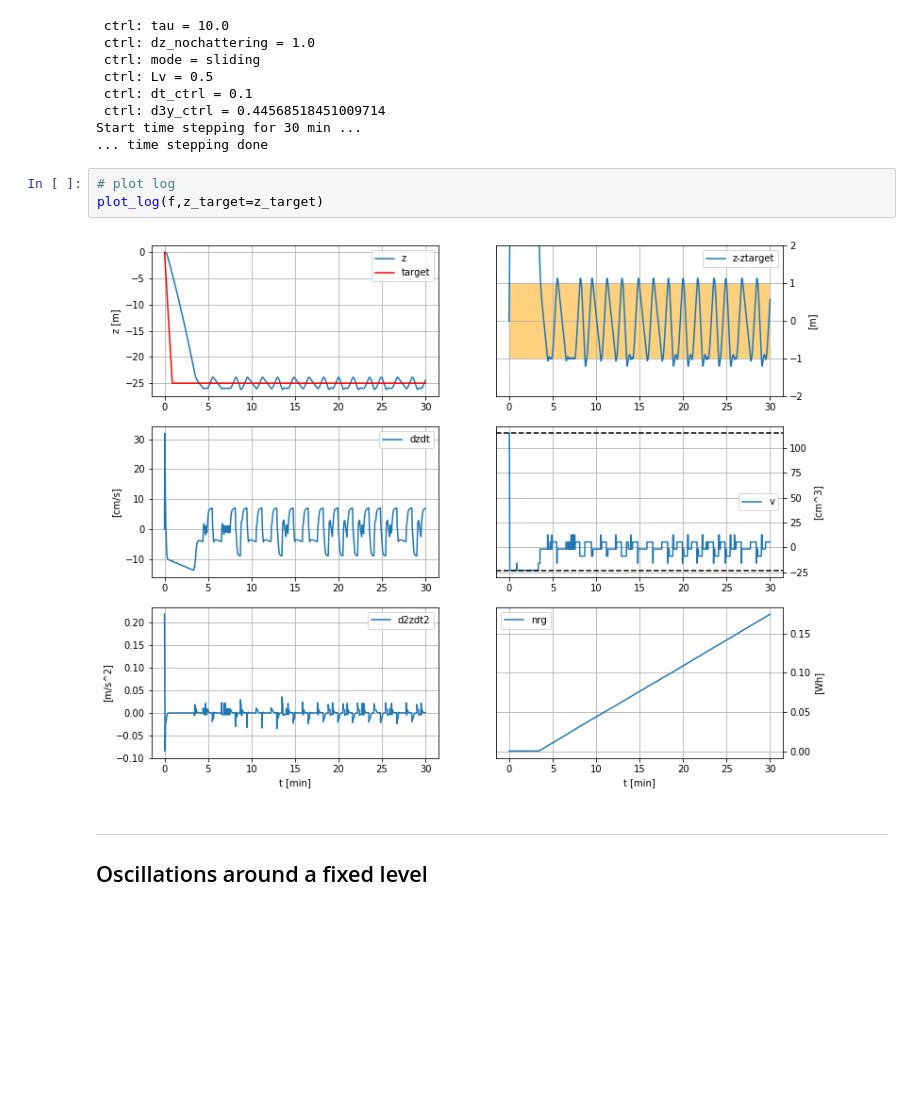
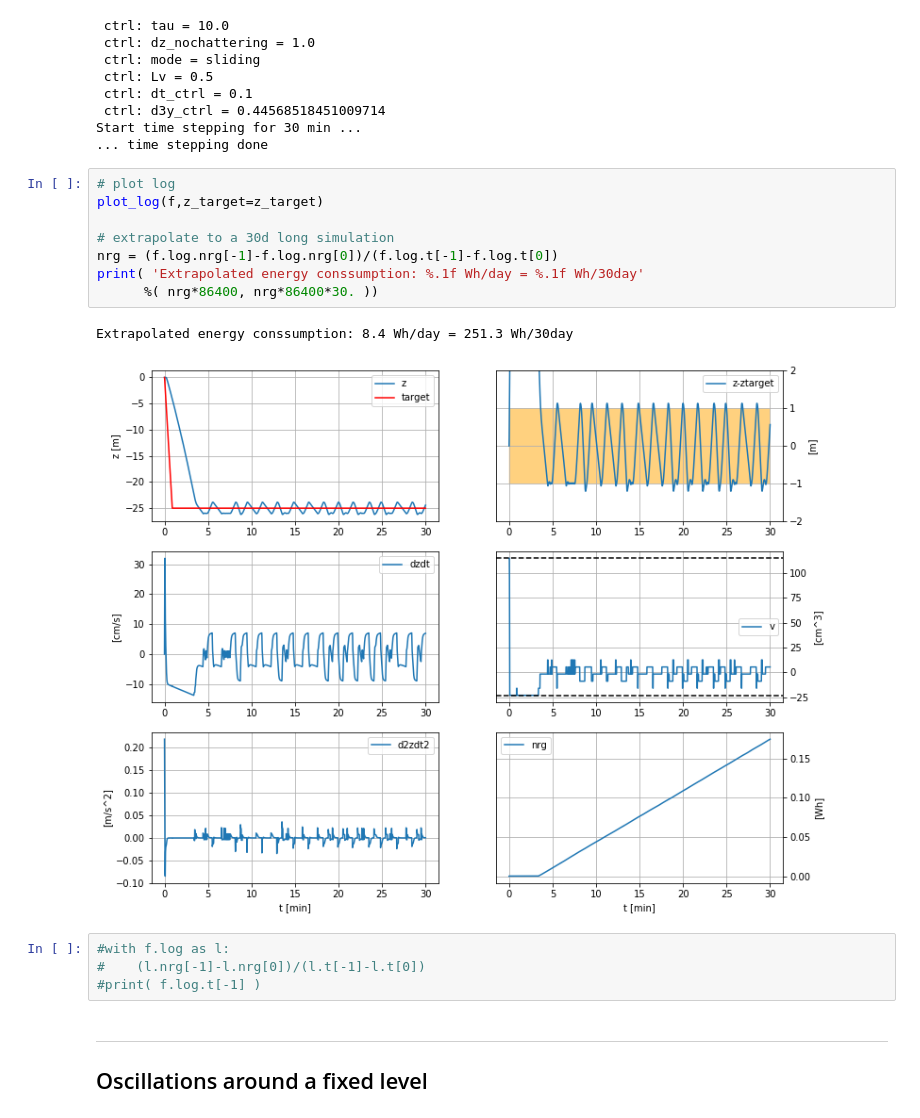
Before and after one commit to apatlpo/cognac, a Jupyter notebook: instrum/zcontrol_ensta.ipynb, the cells around one changed output. Drawn from its saved outputs; the diff is of its cells as text; blank space fills up the shorter version.

```diff
--- a/instrum/zcontrol_ensta.ipynb
+++ b/instrum/zcontrol_ensta.ipynb
@@ -124,11 +136,21 @@ f.time_step(w,T=1800., dt_step=.1, dt_store=1., z=0., w=0., v=f.piston.vol_max,
  ctrl: d3y_ctrl = 0.44568518451009714
 Start time stepping for 30 min ...
 ... time stepping done
-# %%
-# plot log
-plot_log(f,z_target=z_target)
-# %% [output]
-[figure, removed]
+# %%
+# plot log
+plot_log(f,z_target=z_target)
+
+# extrapolate to a 30d long simulation
+nrg = (f.log.nrg[-1]-f.log.nrg[0])/(f.log.t[-1]-f.log.t[0])
+print( 'Extrapolated energy conssumption: %.1f Wh/day = %.1f Wh/30day'
+      %( nrg*86400, nrg*86400*30. ))
+# %% [output]
+Extrapolated energy conssumption: 8.4 Wh/day = 251.3 Wh/30day
+[figure, added]
+# %%
+#with f.log as l:
+#    (l.nrg[-1]-l.nrg[0])/(l.t[-1]-l.t[0])
+#print( f.log.t[-1] )
 # %% [markdown]
 ---
 
```
Also changed, not shown: parts of 3 cells of this notebook, 1 other file.
